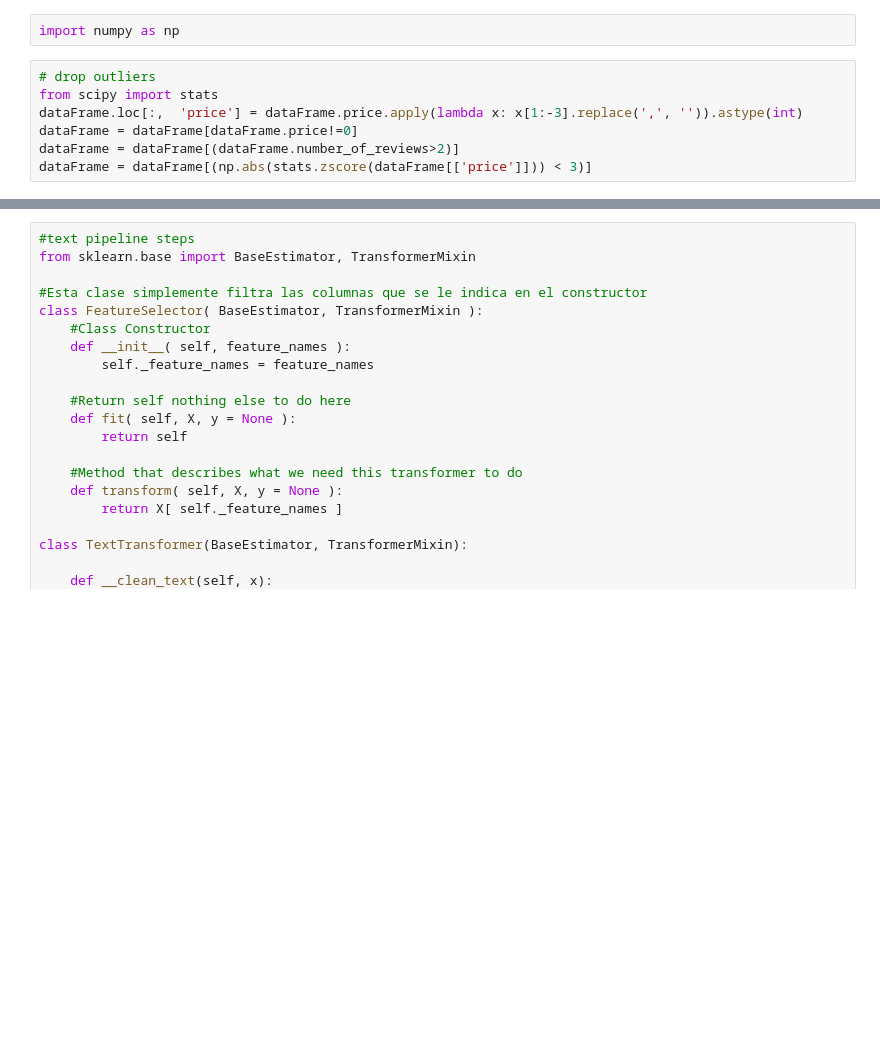
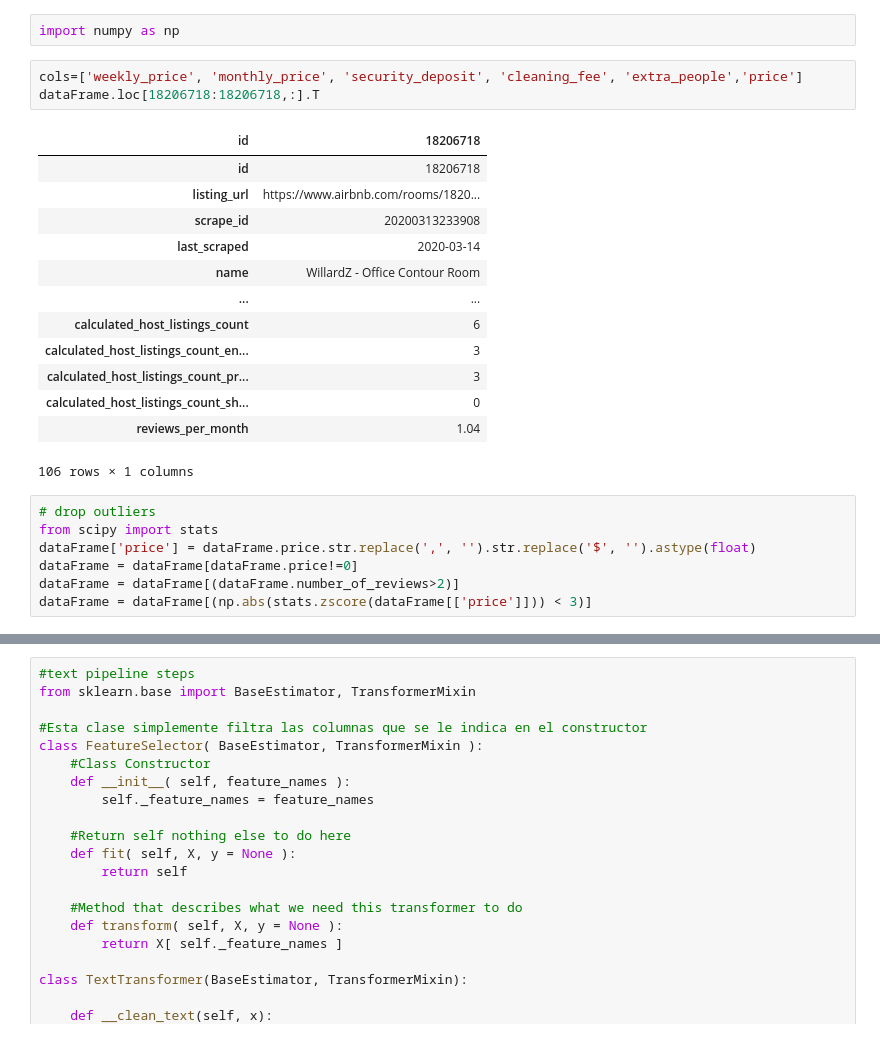
Before and after one commit to matiasngf/keras-airbnb-prediction, a Jupyter notebook: notebooks/preprocess_dataframe.ipynb, the cells around one changed output, grey strips where cells are left out. Cells and saved outputs as stored; diff of their text form; blank space fills up the shorter version.

```diff
--- a/notebooks/preprocess_dataframe.ipynb
+++ b/notebooks/preprocess_dataframe.ipynb
@@ -59,10 +102,27 @@ cols_to_drop = [
 # dataFrame.drop(cols_to_drop, axis=1, inplace=True)
 # %%
 import numpy as np
+# %%
+cols=['weekly_price', 'monthly_price', 'security_deposit', 'cleaning_fee', 'extra_people','price']
+dataFrame.loc[18206718:18206718,:].T
+# %% [output]
+| id | 18206718 |
+| id | 18206718 |
+| listing_url | https://www.airbnb.com/rooms/1820... |
+| scrape_id | 20200313233908 |
+| last_scraped | 2020-03-14 |
+| name | WillardZ - Office Contour Room |
+| ... | ... |
+| calculated_host_listings_count | 6 |
+| calculated_host_listings_count_en... | 3 |
+| calculated_host_listings_count_pr... | 3 |
+| calculated_host_listings_count_sh... | 0 |
+| reviews_per_month | 1.04 |
+106 rows × 1 columns
 # %%
 # drop outliers
 from scipy import stats
-dataFrame.loc[:,  'price'] = dataFrame.price.apply(lambda x: x[1:-3].replace(',', '')).astype(int)
+dataFrame['price'] = dataFrame.price.str.replace(',', '').str.replace('$', '').astype(float)
 dataFrame = dataFrame[dataFrame.price!=0]
 dataFrame = dataFrame[(dataFrame.number_of_reviews>2)]
 dataFrame = dataFrame[(np.abs(stats.zscore(dataFrame[['price']])) < 3)]
```
Also changed, not shown: parts of 21 cells of this notebook, 2 other files.
